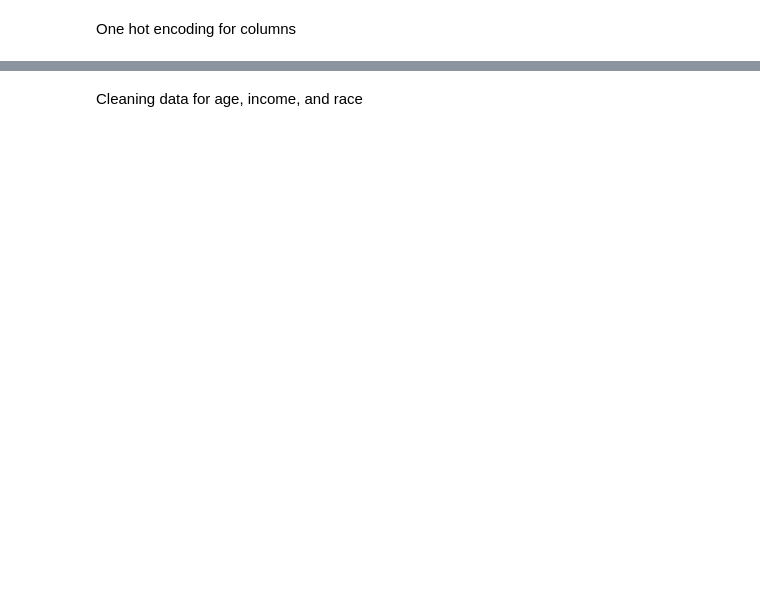
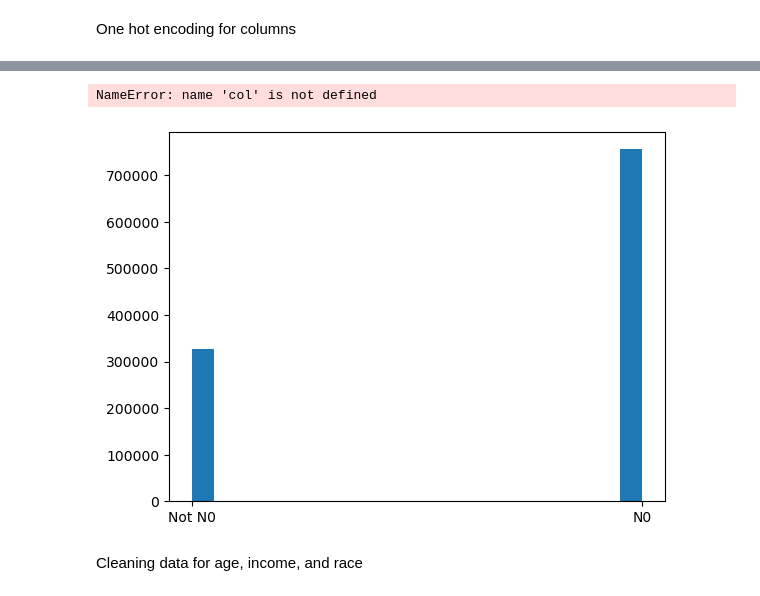
Before and after one commit to lixin-source/cisc4900, a Jupyter notebook: linReg.ipynb, the cells around one changed output, grey strips where cells are left out. Cells and saved outputs as stored; diff of their text form; code cells hidden in the pictures; blank space fills up the shorter version.

```diff
--- a/linReg.ipynb
+++ b/linReg.ipynb
@@ -142,3 +275,16 @@ df.drop('Breast - Adjusted AJCC 6th T (1988-2015)', axis=1, inplace=True)
+# %%
+combine_nvalues = ['NX Adjusted', 'N1', 'N3', 'N2']
+combined_ncat = 'Not N0'
+df['Breast - Adjusted AJCC 6th N (1988-2015)'] = df['Breast - Adjusted AJCC 6th N (1988-2015)'].apply(lambda x: combined_ncat if x in combine_nvalues else x)
+# %%
+plt.hist(df['Breast - Adjusted AJCC 6th N (1988-2015)'], bins=20)
+plt.title(col)
+plt.xlabel('Value')
+plt.ylabel('Frequency')
+plt.show()
+# %% [output]
+NameError: name 'col' is not defined
+[figure, added]
 # %%
 nstage_encode = 'Breast - Adjusted AJCC 6th N (1988-2015)'
 
```
Also changed, not shown: parts of 90 cells of this notebook.
